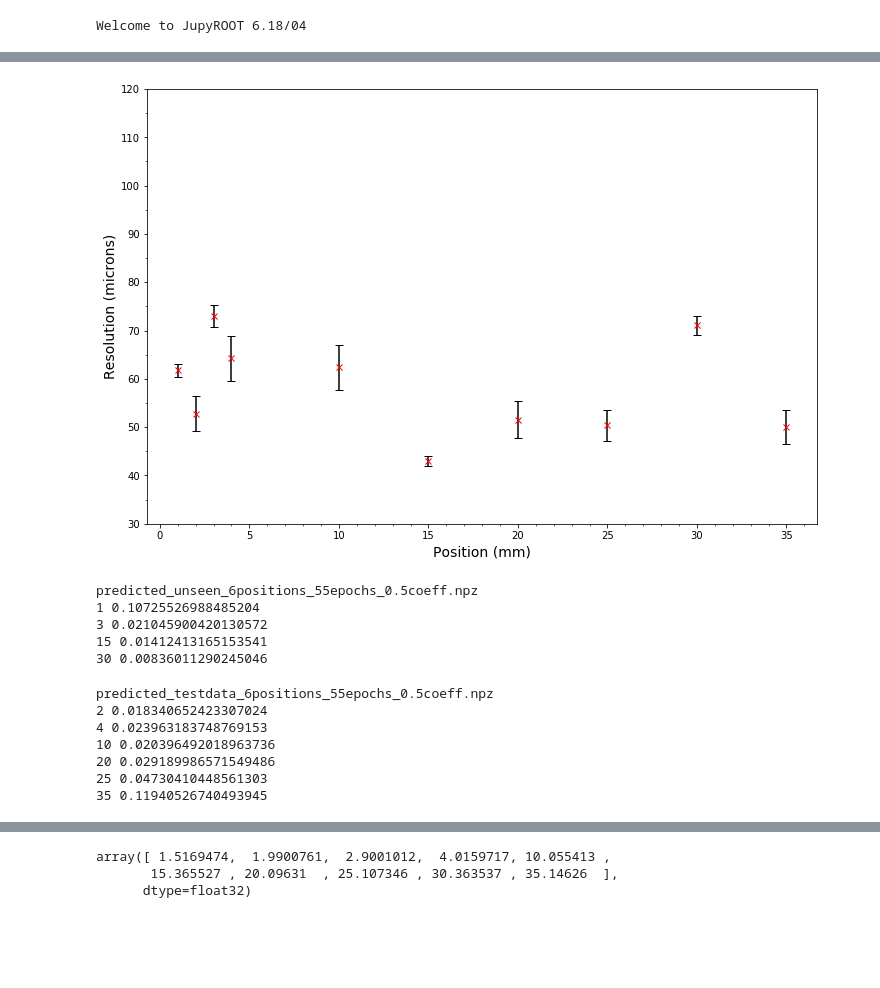
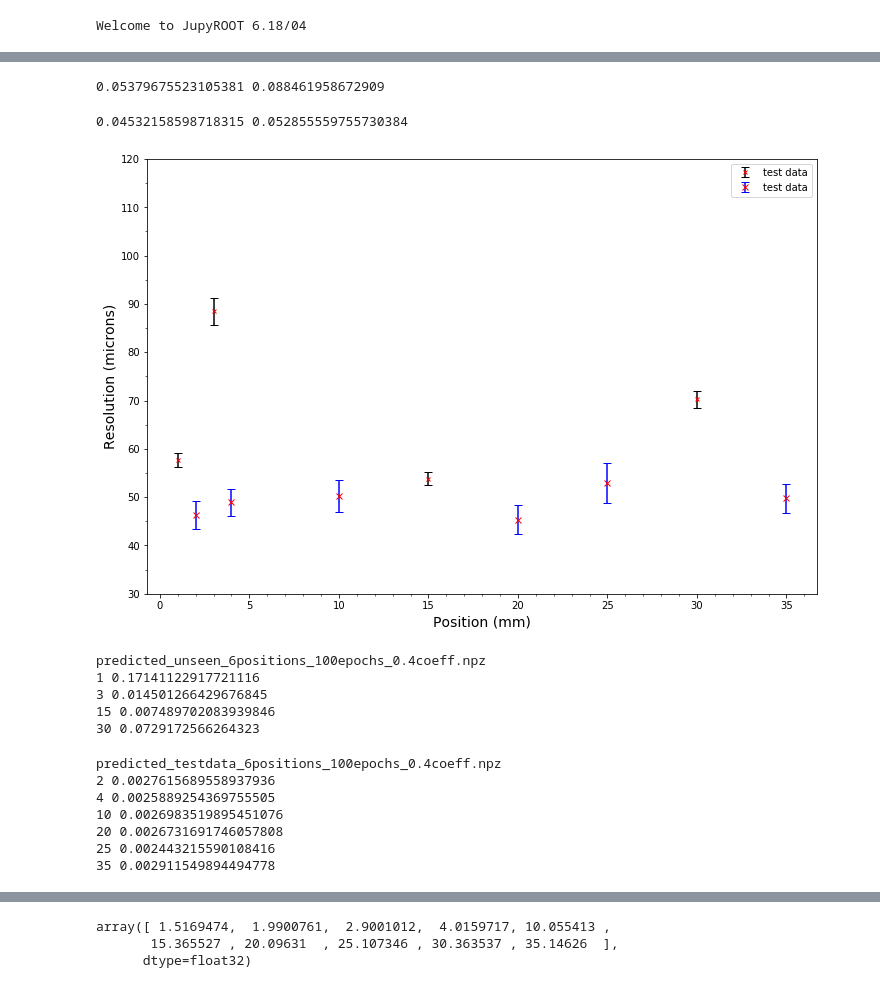
Before and after one commit to cdesio/leaf_reco, a Jupyter notebook: notebooks/Gaussian_fit_plots_get_values_resolution_plots.ipynb, the cells around one changed output, grey strips where cells are left out. Drawn from its saved outputs; the diff is of its cells as text; code cells hidden in the pictures; blank space fills up the shorter version.

```diff
--- a/notebooks/Gaussian_fit_plots_get_values_resolution_plots.ipynb
+++ b/notebooks/Gaussian_fit_plots_get_values_resolution_plots.ipynb
@@ -224,7 +176,7 @@ def gaus_fit_dist(coeff, epoch, fname_keyword, distances, out_file_key, save_fil
         yax.SetLimits(0,500)
         #histo.SetAxisRange(0, 500,"y")
         #gStyle.SetOptStat("nmR")
-        gStyle.SetOptFit()
+        gStyle.SetOptFit(0)
         gStyle.SetStatY(0.9)
         gStyle.SetStatX(0.9)
         gStyle.SetStatW(0.15)
@@ -232,10 +184,10 @@ def gaus_fit_dist(coeff, epoch, fname_keyword, distances, out_file_key, save_fil
         histo.Draw()
         canvas.Draw()
         if save_file:
-            print("saving as: {}".format(os.path.join(saved_models, 'error_distributions',
-                                   '_'.join(["TEST_{}mm".format(dist),fkey])+".png")))
-            canvas.SaveAs(os.path.join(saved_models, 'error_distributions',
-                                   '_'.join(["TEST_{}mm".format(dist),fkey])+".png"))
+            out_file_path = os.path.join(error_distributions,
+                                   '_'.join(["TEST_{}mm".format(dist),out_file_key])+".png")
+            print("saving as: {}".format(out_file_path))
+            canvas.SaveAs(out_file_path)
         if print_sigma:
             sigma=f.GetParameter(2)
             err= f.GetParError(2)
@@ -243,11 +195,14 @@ def gaus_fit_dist(coeff, epoch, fname_keyword, distances, out_file_key, save_fil
             sigmas.append(sigma)
             errors.append(err)
     return histo, canvas, sigmas, errors
+# %%
+epoch= 100
+coef = 4
 # %%
 test_distances = [2,4,10,20,25,35]
 # %%
 unseen_dist = [1,3,15,30]
 # %%
-h, c, sigmas_unseen, errors_unseen = gaus_fit_dist(epoch=80, coeff=75, fname_keyword='predicted_unseen', distances=unseen_dist,
-             out_file_key='', n_bins=100 )
+h, c, sigmas_unseen, errors_unseen = gaus_fit_dist(epoch=epoch, coeff=coef, fname_keyword='predicted_unseen', distances=unseen_dist,
+             out_file_key='error_distribution_unseen', n_bins=100, save_file=True );
 # %% [output]
@@ -273,4 +231,4 @@ Warning in <TROOT::Append>: Replacing existing TH1: predicted_unseen_30mm (Poten
 # %%
-h, c, sigmas_test, errors_test= gaus_fit_dist(epoch=55, coeff=5, fname_keyword='predicted_testdata', distances=test_distances,
-             out_file_key='', n_bins=100 )
+h, c, sigmas_test, errors_test= gaus_fit_dist(epoch=epoch, coeff=coef, fname_keyword='predicted_testdata', distances=test_distances,
+             out_file_key='error_distribution_testdata', n_bins=100, save_file=True  );
 # %% [output]
@@ -333,24 +297,36 @@ errors = errors_test+errors_unseen
 distances = test_distances+unseen_dist
 # %%
 import matplotlib.pyplot as plt
+# %%
+print(np.min(sigmas_unseen), np.max(sigmas_unseen))
+# %% [output]
+0.05379675523105381 0.088461958672909
+# %%
+print(np.min(sigmas_test), np.max(sigmas_test))
+# %% [output]
+0.04532158598718315 0.052855559755730384
 # %%
 from matplotlib.ticker import (MultipleLocator, FormatStrFormatter,
                                AutoMinorLocator)
 # %%
 fig, ax = plt.subplots(figsize=(12,8))
-ax.errorbar(np.sort(distances), np.array(sigmas)[np.argsort(distances)]*1000,
-            np.array(errors)[np.argsort(distances)]*1000,
-            fmt='x', capsize=4, c='red',ecolor='k')
+ax.errorbar(np.sort(unseen_dist), np.array(sigmas_unseen)[np.argsort(unseen_dist)]*1000,
+            np.array(errors_unseen)[np.argsort(unseen_dist)]*1000,
+            fmt='x', capsize=4, c='red',ecolor='k', label='test data', markersize=4)
+ax.errorbar(np.sort(test_distances), np.array(sigmas_test)[np.argsort(test_distances)]*1000,
+            np.array(errors_test)[np.argsort(test_distances)]*1000,
+            fmt='x', capsize=4, c='red',ecolor='b', label='test data')
 ax.set_ylabel("Resolution (microns)", size=14)
 ax.set_xlabel("Position (mm)", size=14)
 ax.set_ylim(30,120)
-
+ax.legend(loc='upper right')
 ax.xaxis.set_major_locator(MultipleLocator(5))
 ax.xaxis.set_major_formatter(FormatStrFormatter('%d'))
 ax.xaxis.set_minor_locator(MultipleLocator(1))
 ax.yaxis.set_minor_locator(MultipleLocator(5))
+plt.savefig("resolution_60_100.png")
 # %% [output]
-[figure, old version]
+[figure, new version]
 # %%
 distances = test_distances+unseen_dist
 # %%
@@ -378,23 +354,23 @@ def mse_positions(coeff, epoch, fname_keyword, dist = unseen_dist):
         std.append(std_pred)
     return mse, avg, std
 # %%
-mse_unseen, avg_unseen, std_unseen = mse_positions(5, 55, 'predicted_unseen')
+mse_unseen, avg_unseen, std_unseen = mse_positions(4, 100, 'predicted_unseen')
 # %% [output]
-predicted_unseen_6positions_55epochs_0.5coeff.npz
-1 0.10725526988485204
-3 0.021045900420130572
-15 0.01412413165153541
-30 0.00836011290245046
+predicted_unseen_6positions_100epochs_0.4coeff.npz
+1 0.17141122917721116
+3 0.014501266429676845
+15 0.007489702083939846
+30 0.0729172566264323
 # %%
-mse_test, avg_test, std_test = mse_positions(5, 55, 'predicted_testdata', dist=test_distances)
+mse_test, avg_test, std_test = mse_positions(4, 100, 'predicted_testdata', dist=test_distances)
 # %% [output]
-predicted_testdata_6positions_55epochs_0.5coeff.npz
-2 0.018340652423307024
-4 0.023963183748769153
-10 0.020396492018963736
-20 0.029189986571549486
-25 0.04730410448561303
-35 0.11940526740493945
+predicted_testdata_6positions_100epochs_0.4coeff.npz
+2 0.0027615689558937936
+4 0.0025889254369755505
+10 0.0026983519895451076
+20 0.0026731691746057808
+25 0.002443215590108416
+35 0.002911549894494778
 # %%
 std = mse_test+mse_unseen
 # %%
```
Also changed, not shown: parts of 20 cells of this notebook, 10 other files.
